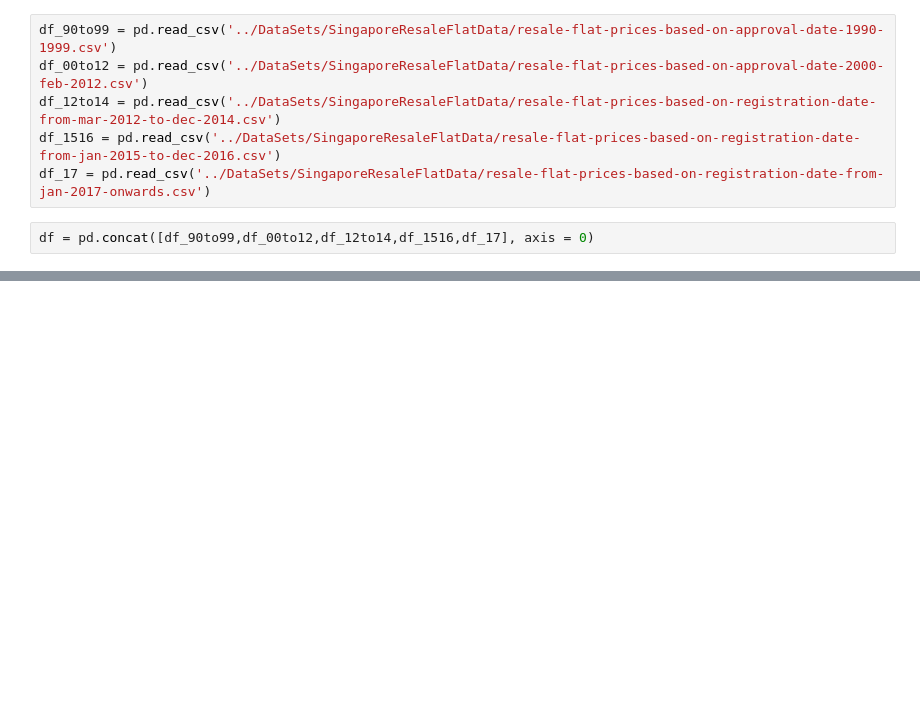
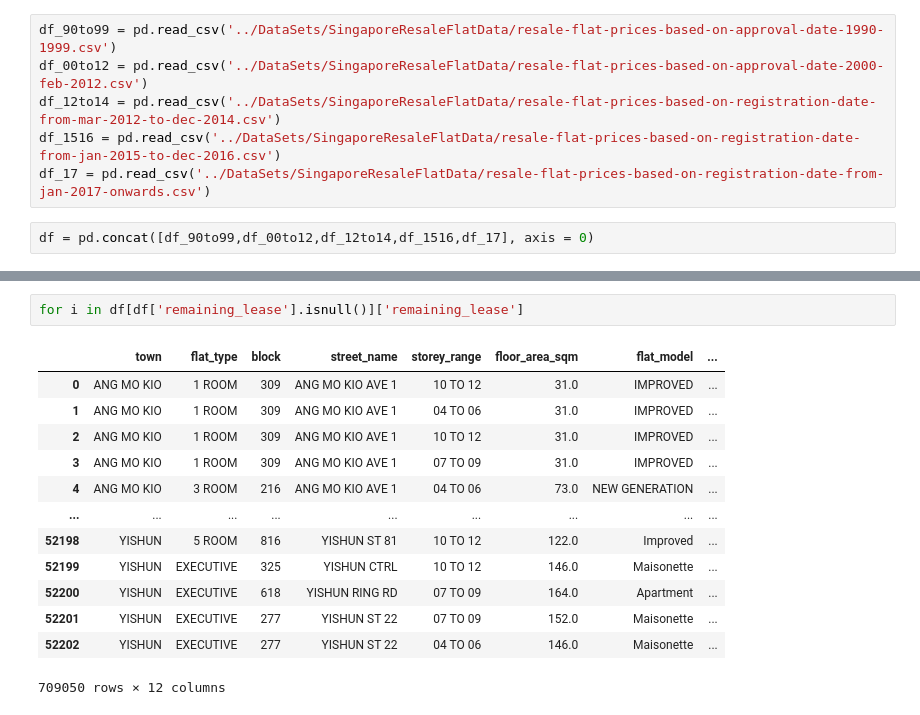
Before and after one commit to LucasLeow/DataScienceProjects, a Jupyter notebook: jupyterNotebooks/SingaporeResaleFlats.ipynb, the cells around one changed output, grey strips where cells are left out. Saved outputs shown, nothing was run; the diff lists cells and outputs as text; blank space fills up the shorter version.

```diff
--- a/jupyterNotebooks/SingaporeResaleFlats.ipynb
+++ b/jupyterNotebooks/SingaporeResaleFlats.ipynb
@@ -18,0 +148,16 @@ df = pd.concat([df_90to99,df_00to12,df_12to14,df_1516,df_17], axis = 0)
+# %%
+for i in df[df['remaining_lease'].isnull()]['remaining_lease']
+# %% [output]
+|  | town | flat_type | block | street_name | storey_range | floor_area_sqm | flat_model | ... |
+| 0 | ANG MO KIO | 1 ROOM | 309 | ANG MO KIO AVE 1 | 10 TO 12 | 31.0 | IMPROVED | ... |
+| 1 | ANG MO KIO | 1 ROOM | 309 | ANG MO KIO AVE 1 | 04 TO 06 | 31.0 | IMPROVED | ... |
+| 2 | ANG MO KIO | 1 ROOM | 309 | ANG MO KIO AVE 1 | 10 TO 12 | 31.0 | IMPROVED | ... |
+| 3 | ANG MO KIO | 1 ROOM | 309 | ANG MO KIO AVE 1 | 07 TO 09 | 31.0 | IMPROVED | ... |
+| 4 | ANG MO KIO | 3 ROOM | 216 | ANG MO KIO AVE 1 | 04 TO 06 | 73.0 | NEW GENERATION | ... |
+| ... | ... | ... | ... | ... | ... | ... | ... | ... |
+| 52198 | YISHUN | 5 ROOM | 816 | YISHUN ST 81 | 10 TO 12 | 122.0 | Improved | ... |
+| 52199 | YISHUN | EXECUTIVE | 325 | YISHUN CTRL | 10 TO 12 | 146.0 | Maisonette | ... |
+| 52200 | YISHUN | EXECUTIVE | 618 | YISHUN RING RD | 07 TO 09 | 164.0 | Apartment | ... |
+| 52201 | YISHUN | EXECUTIVE | 277 | YISHUN ST 22 | 07 TO 09 | 152.0 | Maisonette | ... |
+| 52202 | YISHUN | EXECUTIVE | 277 | YISHUN ST 22 | 04 TO 06 | 146.0 | Maisonette | ... |
+709050 rows × 12 columns
```
Also changed, not shown: parts of 19 cells of this notebook, 4 other files.
